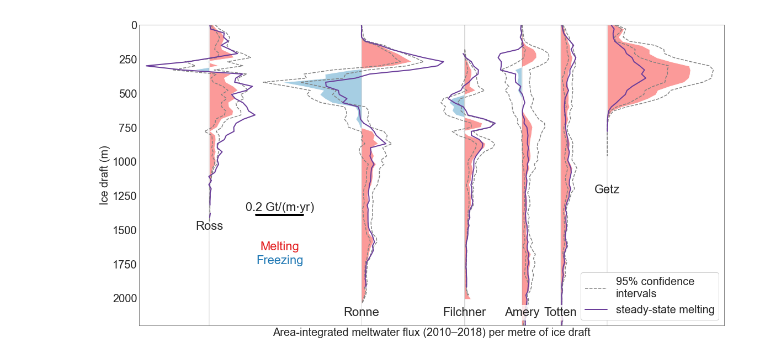
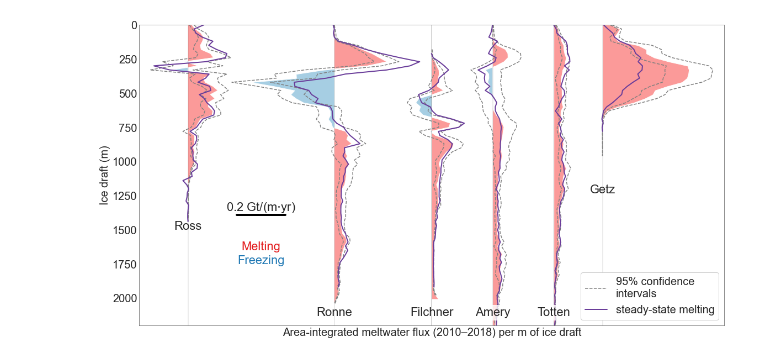
Before and after one commit to sioglaciology/ice_shelf_change, a Jupyter notebook: figures/figure_2.ipynb, the cells around one changed output. Saved outputs shown, nothing was run; the diff lists cells and outputs as text; code cells hidden in the pictures.

Commit message:
edits to figure notebooks

```diff
--- a/figures/figure_2.ipynb
+++ b/figures/figure_2.ipynb
@@ -99,7 +99,7 @@ t.set_bbox(dict(facecolor='white', alpha=0.8, edgecolor='white'))
 plt.ylabel("Depth ($m$)")
 
 i = 40 #Amery
-off = 1.585
+off = 1.5
 ax1.axvline(off,color='black',alpha=0.1)
 wbf = np.squeeze(melt[i,:]) + off; wbf_std = np.squeeze(melt_std[i,:]);
 ax1.fill_betweenx(draft,np.squeeze(wbf),x2=off,where= np.squeeze(wbf)<=off,facecolor=paired[0],interpolate=True)
@@ -113,7 +113,7 @@ t.set_bbox(dict(facecolor='white', alpha=0.8, edgecolor='white'))
 plt.ylabel("Depth ($m$)")
 
 i = 6 #Filchner
-off = 1.34
+off = 1.25
 ax1.axvline(off,color='black',alpha=0.1)
 ax1.axvline(off,color='black',alpha=0.1)
 wbf = np.squeeze(melt[i,:]) + off; wbf_std = np.squeeze(melt_std[i,:]);
@@ -126,34 +126,35 @@ ax1.plot(sf,draft,color=paired[9],linestyle='-',label='steady-state melting',lin
 ax1.text(off,2130,'Filchner',horizontalalignment='center',fontsize=22)
 
 i = 5 #Ronne
-off = 0.9
+off = 0.85
 ax1.axvline(off,color='black',alpha=0.1)
 wbf = np.squeeze(melt[i,:]) + off; wbf_std = np.squeeze(melt_std[i,:]);
 ax1.fill_betweenx(draft,np.squeeze(wbf),x2=off,where= np.squeeze(wbf)<=off,facecolor=paired[0],interpolate=True)
 ax1.fill_betweenx(draft,np.squeeze(wbf),x2=off,where= np.squeeze(wbf)>=off,facecolor=paired[4],interpolate=True)
 ax1.plot(wbf + wbf_std,draft,color=(0.5,0.5,0.5),linestyle='--')
 ax1.plot(wbf - wbf_std,draft,color=(0.5,0.5,0.5),linestyle='--',label='95% confidence \nintervals')
 sf = np.squeeze(steady[i,:]) + off
 ax1.plot(sf,draft,color=paired[9],linestyle='-',label='steady-state melting',linewidth=2)
 ax1.text(off,2130,'Ronne',horizontalalignment='center',fontsize=22)
 plt.ylabel("Ice draft (m)")
 ax1.set_xticks([0.25,0.5,0.75,1,1.25,1.5,1.75,2])
-plt.xlim([-0.05,2.45])
+plt.xlim([0.05,2.45])
 
 off = 0.55
 ax1.text(off,1650,'Melting',horizontalalignment='center',fontsize=22,color=paired[5])
 ax1.text(off,1750,'Freezing',horizontalalignment='center',fontsize=22,color=paired[1])
 
 plt.plot([off-0.1,off+0.1], [1390, 1390], color='k', linestyle='-', linewidth=4)
 ax1.text(off,1360,'0.2 Gt/(m$\cdot$yr)',fontsize=22,horizontalalignment='center')
 
 plt.minorticks_on()
 plt.grid(b=True, which='minor', color='k', linestyle='-', alpha=0)
 plt.grid(b=True, which='major', color='k', linestyle='-', alpha=0)
 
 ax1.set_ylim(ax1.get_ylim()[::-1])
 
-plt.xlabel("Area-integrated meltwater flux (2010–2018) per metre of ice draft")
+plt.xlabel("Area-integrated meltwater flux (2010–2018) per m of ice draft")
+
 plt.tick_params(axis='x',which='both',bottom=False,top=False,labelbottom=False)
 # %% [output]
-[figure, old version]
+[figure, new version]
```
